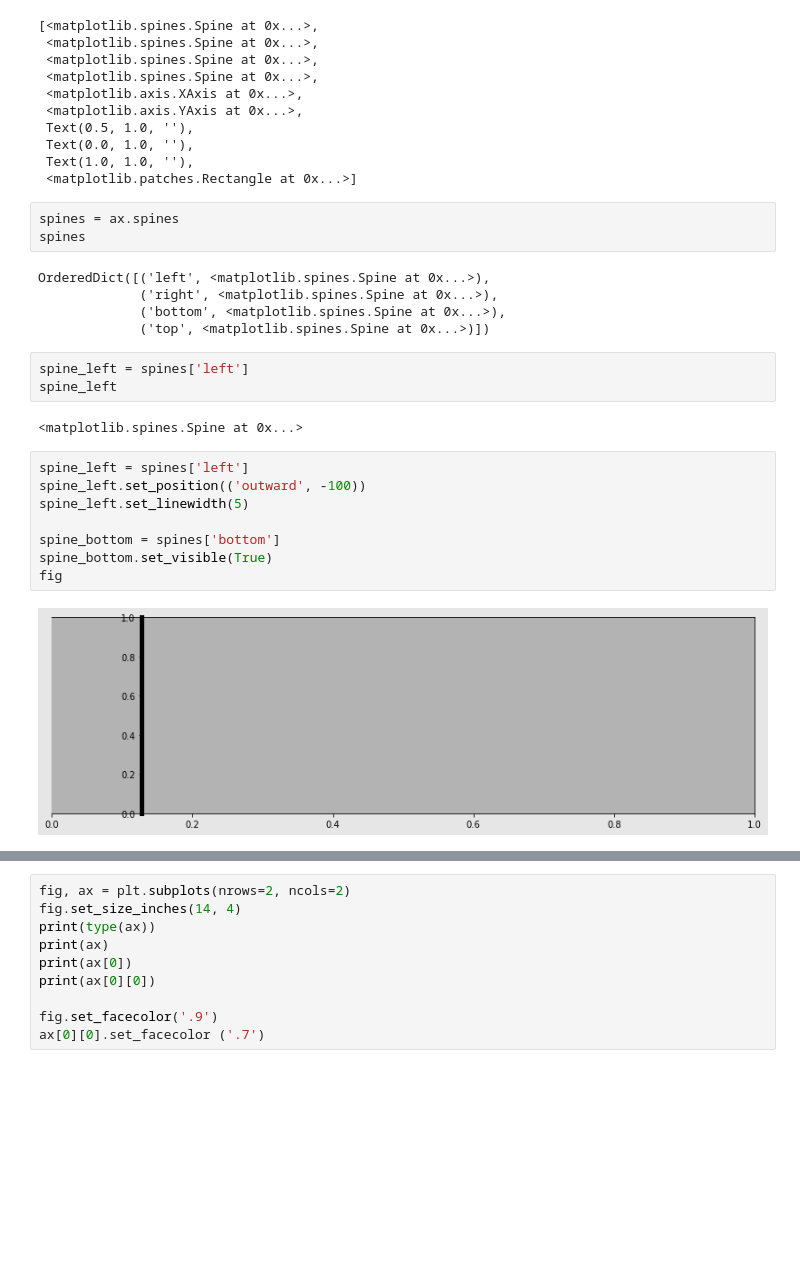
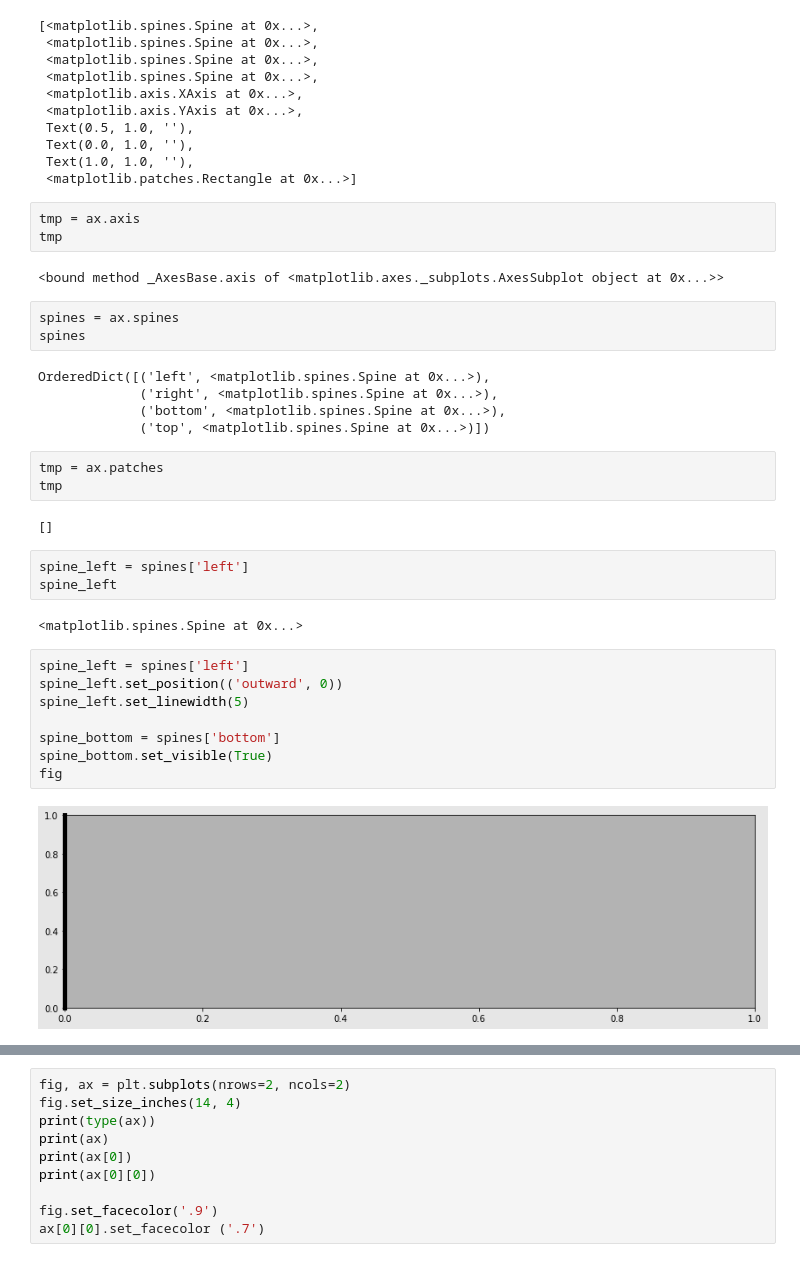
Before and after one commit to son50git/PKT_004_Visualizaiton_PY_MTL, a Jupyter notebook: PKT_004_Rework_01.ipynb, the cells around one changed output, grey strips where cells are left out. Cells and saved outputs as stored; diff of their text form; blank space fills up the shorter version.

```diff
--- a/PKT_004_Rework_01.ipynb
+++ b/PKT_004_Rework_01.ipynb
@@ -158,6 +158,11 @@ ax_children
  Text(0.0, 1.0, ''),
  Text(1.0, 1.0, ''),
  <matplotlib.patches.Rectangle at 0x...>]
+# %%
+tmp = ax.axis
+tmp
+# %% [output]
+<bound method _AxesBase.axis of <matplotlib.axes._subplots.AxesSubplot object at 0x...>>
 # %%
 spines = ax.spines
 spines
@@ -166,6 +171,11 @@ OrderedDict([('left', <matplotlib.spines.Spine at 0x...>),
              ('right', <matplotlib.spines.Spine at 0x...>),
              ('bottom', <matplotlib.spines.Spine at 0x...>),
              ('top', <matplotlib.spines.Spine at 0x...>)])
+# %%
+tmp = ax.patches
+tmp
+# %% [output]
+[]
 # %%
 spine_left = spines['left']
 spine_left
@@ -173,14 +183,14 @@ spine_left
 <matplotlib.spines.Spine at 0x...>
 # %%
 spine_left = spines['left']
-spine_left.set_position(('outward', -100))
+spine_left.set_position(('outward', 0))
 spine_left.set_linewidth(5)
 
 spine_bottom = spines['bottom']
 spine_bottom.set_visible(True)
 fig
 # %% [output]
-[figure, old version]
+[figure, new version]
 # %%
 spine_left = spines['left']
 spine_left.set_position(('outward', -50))
```
Also changed, not shown: parts of 9 cells of this notebook.
